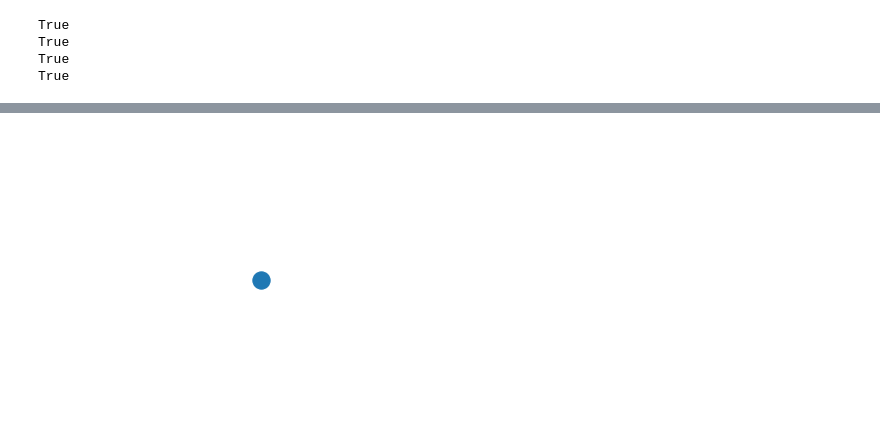
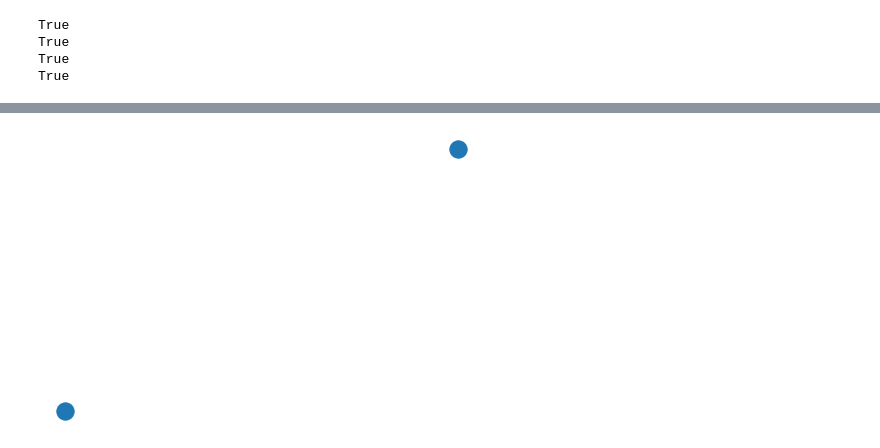
Before and after one commit to JonathanRossouw/Thesis, a Jupyter notebook: thesis/thesis_example.ipynb, the cells around one changed output, grey strips where cells are left out. Drawn from its saved outputs; the diff is of its cells as text; code cells hidden in the pictures.

Commit message:
Add Networks
Added employment network, consumption network, bank network and social network.

```diff
--- a/thesis/thesis_example.ipynb
+++ b/thesis/thesis_example.ipynb
@@ -202,5 +203,5 @@ fig.savefig('deposit_balances.png')
 # %%
 import networkx as nx
-nx.draw_shell(environment.network)
+nx.draw_shell(environment.social_network)
 # %% [output]
-[figure, old version]
+[figure, new version]
```
Also changed, not shown: parts of 8 cells of this notebook, 14 other files.
